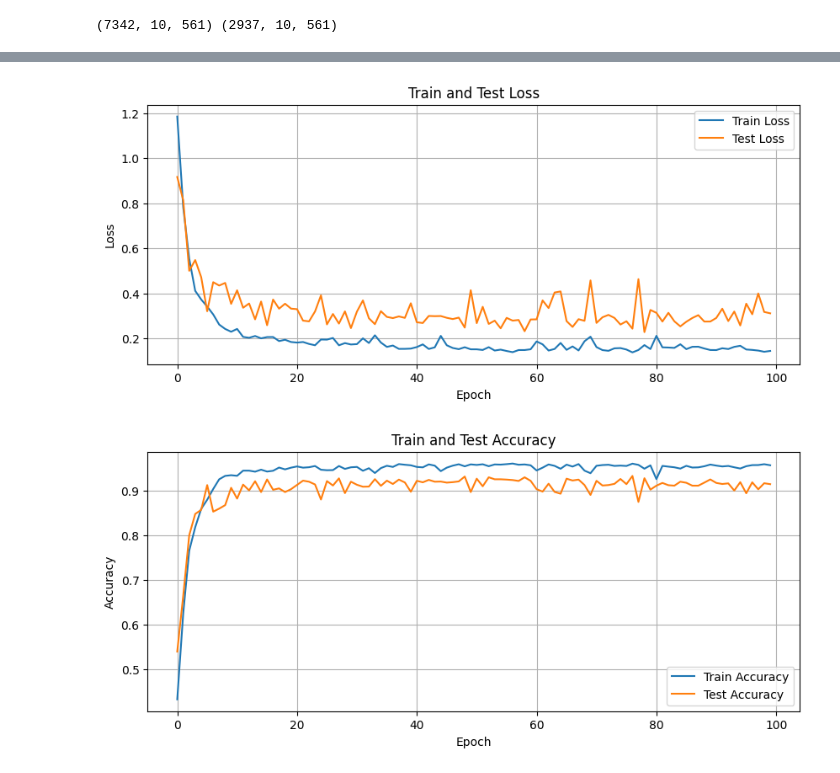
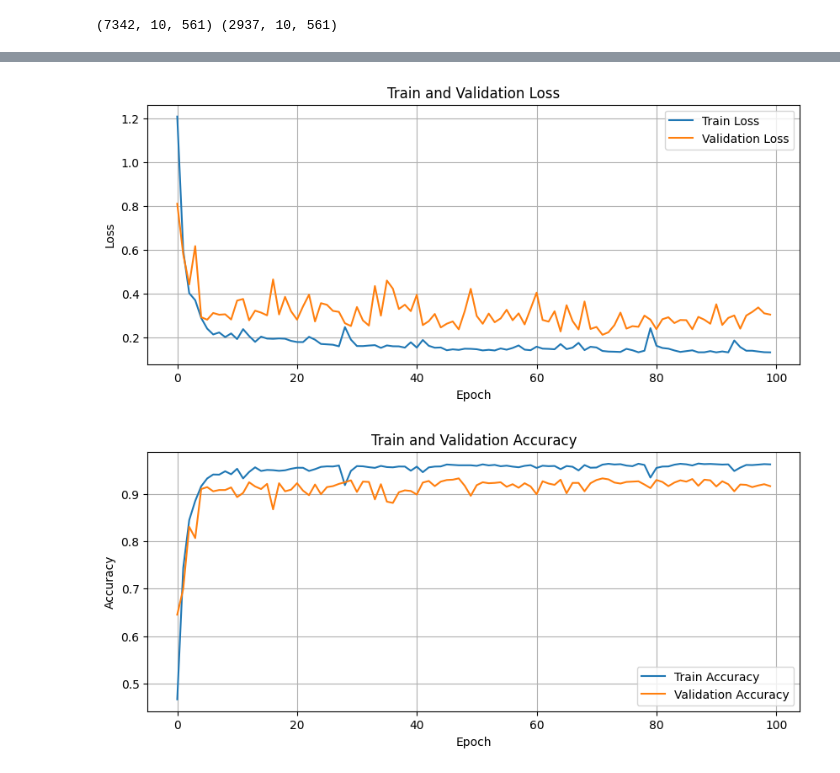
Before and after one commit to andrea-tonello/ActivityLSTM, a Jupyter notebook: main.ipynb, the cells around one changed output, grey strips where cells are left out. Drawn from its saved outputs; the diff is of its cells as text; code cells hidden in the pictures.

Commit message:
Adding validation set

```diff
--- a/main.ipynb
+++ b/main.ipynb
@@ -103,7 +103,8 @@ print(X_train.shape, X_test.shape)
 (7342, 10, 561) (2937, 10, 561)
 # %%
 num_features = X_train.shape[-1]
-device = torch.device('cuda' if torch.cuda.is_available() else 'cpu')
+# device = torch.device('cuda' if torch.cuda.is_available() else 'cpu')
+device = 'mps'
 
 model = ActivityLSTM(
     input_shape=num_features,
@@ -111,6 +112,8 @@ model = ActivityLSTM(
     dropout=0.3
 ).to(device)
 # %%
+from sklearn.model_selection import train_test_split
+
 class ActivityDataset(Dataset):
     def __init__(self, X, y):
         self.X = torch.tensor(X, dtype=torch.float32)
@@ -126,8 +129,19 @@ batch_size = 128
 train_dataset = ActivityDataset(X_train, y_train)
 test_dataset = ActivityDataset(X_test, y_test)
 
+val_size = 0.5
+X_val, X_final_test, y_val, y_final_test = train_test_split(
+  X_test, y_test, test_size=val_size, random_state=42, stratify=y_test
+)
+
+val_dataset = ActivityDataset(X_val, y_val)
+final_test_dataset = ActivityDataset(X_final_test, y_final_test)
+
+val_loader = DataLoader(val_dataset, batch_size=batch_size, shuffle=False)
+final_test_loader = DataLoader(final_test_dataset, batch_size=batch_size, shuffle=False)
+
 train_loader = DataLoader(train_dataset, batch_size=batch_size, shuffle=True)
-test_loader = DataLoader(test_dataset, batch_size=batch_size, shuffle=False)
+# test_loader = DataLoader(test_dataset, batch_size=batch_size, shuffle=False)
 # %%
 model = ActivityLSTM(input_shape=num_features, num_classes=len(class_map)).to(device)
 criterion = nn.CrossEntropyLoss()
@@ -186,7 +200,7 @@ val_acc_list = []
 
 for epoch in range(num_epochs):
     train_loss, train_acc = train(model, train_loader, optimizer, criterion, device)
-    val_loss, val_acc = evaluate(model, test_loader, criterion, device)
+    val_loss, val_acc = evaluate(model, val_loader, criterion, device)
 
     train_loss_list.append(train_loss)
     val_loss_list.append(val_loss)
@@ -218,30 +232,30 @@ Epoch 100/100 | Train Loss: 0.1452, Train Acc: 0.9572 | Val Loss: 0.3122, Val Ac
 # %%
 import matplotlib.pyplot as plt
 
 # Plot Loss
 plt.figure(figsize=(10, 4))
 plt.plot(train_loss_list, label='Train Loss')
-plt.plot(val_loss_list, label='Test Loss')
+plt.plot(val_loss_list, label='Validation Loss')
 plt.xlabel('Epoch')
 plt.ylabel('Loss')
-plt.title('Train and Test Loss')
+plt.title('Train and Validation Loss')
 plt.legend()
 plt.grid()
 plt.show()
 
 # Plot Accuracy
 plt.figure(figsize=(10, 4))
 plt.plot(train_acc_list, label='Train Accuracy')
-plt.plot(val_acc_list, label='Test Accuracy')
+plt.plot(val_acc_list, label='Validation Accuracy')
 plt.xlabel('Epoch')
 plt.ylabel('Accuracy')
-plt.title('Train and Test Accuracy')
+plt.title('Train and Validation Accuracy')
 plt.legend()
 plt.grid()
 plt.show()
 # %% [output]
-[figure, old version]
+[figure, new version]
-[figure, old version]
+[figure, new version]
 # %%
 # Get predictions on the validation (test) set
 model.eval()
```
Also changed, not shown: parts of 2 cells of this notebook.
